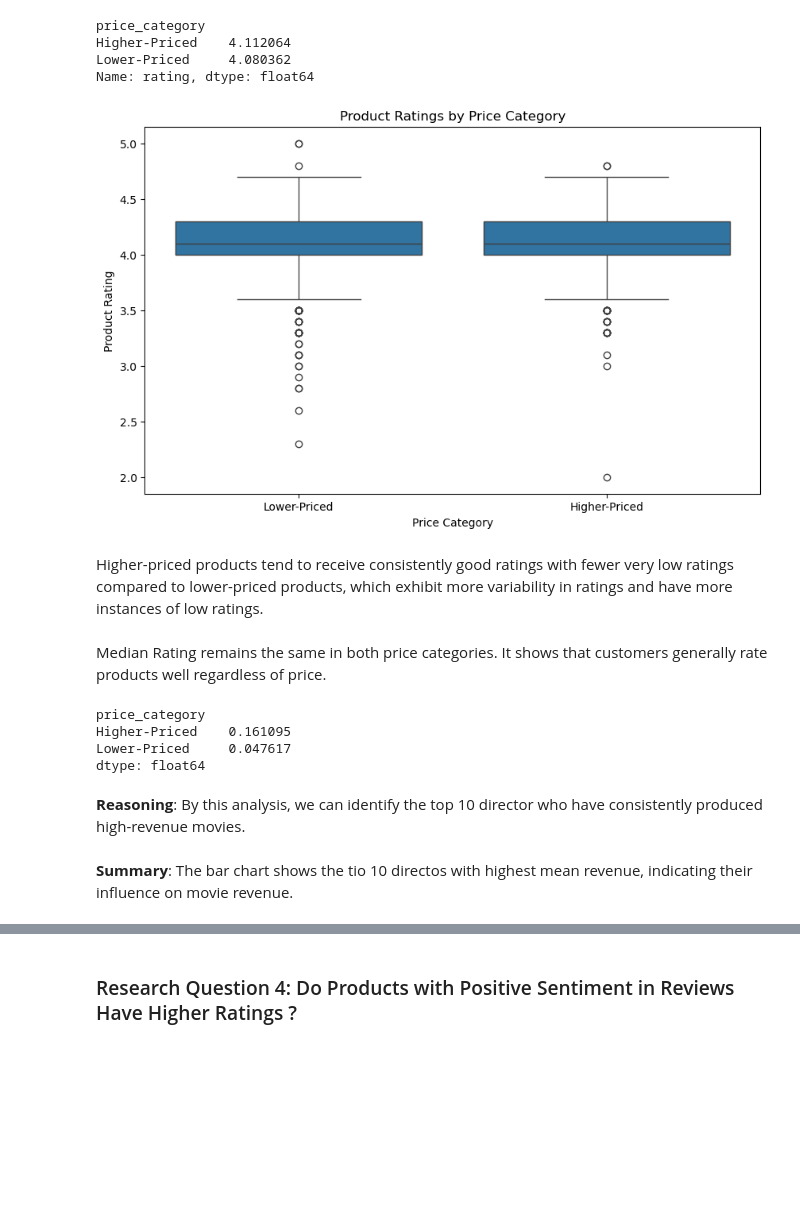
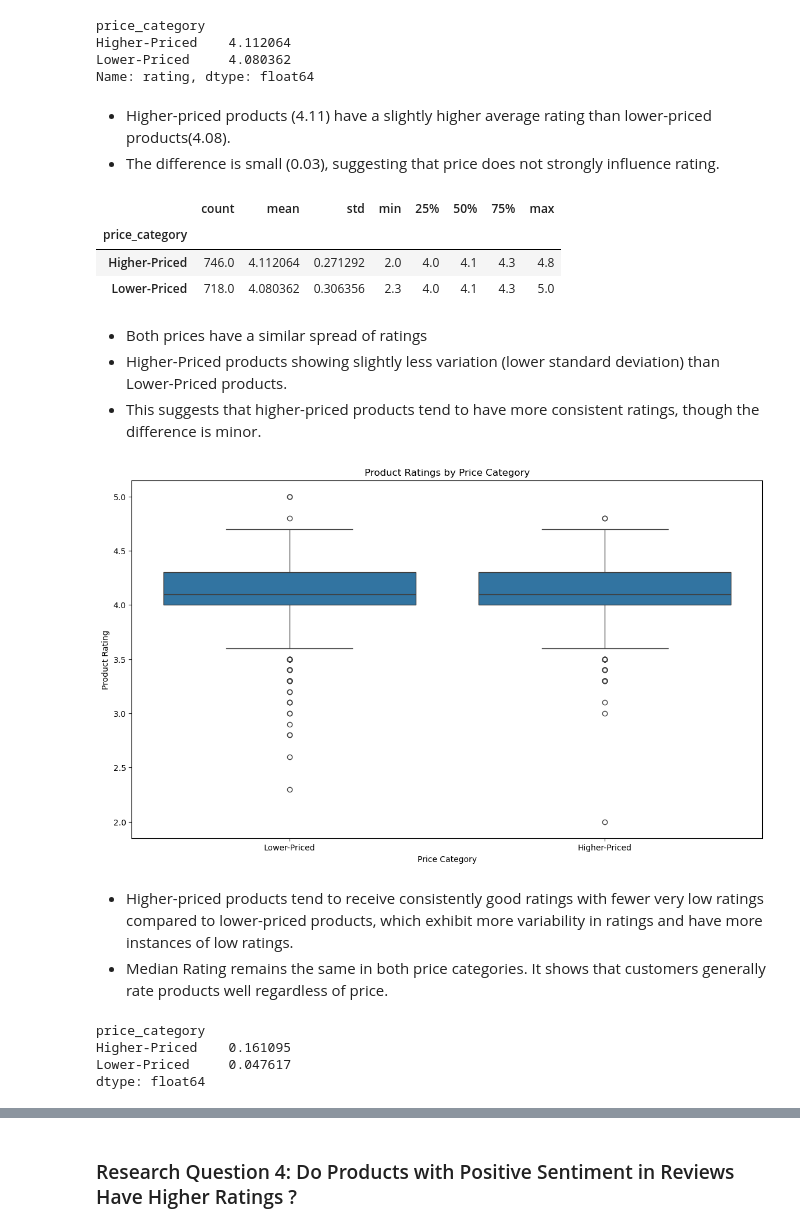
Before and after one commit to haule687/Data-Analyst-Capstone-Amazon-Products, a Jupyter notebook: Investigate_a_Dataset.ipynb, the cells around one changed output, grey strips where cells are left out. Saved outputs shown, nothing was run; the diff lists cells and outputs as text; code cells hidden in the pictures; blank space fills up the shorter version.

Commit message:
Add new Visulization graph and detailed content

```diff
--- a/Investigate_a_Dataset.ipynb
+++ b/Investigate_a_Dataset.ipynb
@@ -570,6 +427,6 @@ def get_vader_sentiment(text):
     return score['compound']  # compound score between -1 (negative) and 1 (positive)
 # %%
 # Applying sentiment analysis
-split_category_df['vader_sentiment_score'] = split_category_df['review_content'].apply(get_vader_sentiment)
-split_category_df['vader_sentiment'] = split_category_df['vader_sentiment_score'].apply(lambda x: 'Positive' if x > 0 else ('Negative' if x < 0 else 'Neutral'))
+df['vader_sentiment_score'] = df['review_content'].apply(get_vader_sentiment)
+df['vader_sentiment'] = df['vader_sentiment_score'].apply(lambda x: 'Positive' if x > 0 else ('Negative' if x < 0 else 'Neutral'))
 # %%
@@ -590,7 +468,7 @@ Name: vader_sentiment, dtype: int64
 # %%
 bins = [0, 0.1, 0.2, 0.3, 0.4, 0.5, 0.6, 0.7, 0.8, 0.9, 1.0]
 labels = ['0-10%', '10-20%', '20-30%', '30-40%', '40-50%', '50-60%', '60-70%', '70-80%', '80-90%', '90-100%']
-split_category_df['discount_bin'] = pd.cut(split_category_df['discount_percentage'], bins=bins, labels=labels)
+df['discount_bin'] = pd.cut(df['discount_percentage'], bins=bins, labels=labels)
 # %% [markdown]
 **Reasoning**: Provids a simplified distribution and can make comparisons easier.
 # %% [markdown]
@@ -660,7 +538,7 @@ plt.show()
 - Good Ratings (4.0 - 4.5): The largest concentration falls here, representing well-rated products.
 - Excellent Ratings (4.5 - 5.0): This would represent top-rated products.
 # %%
-split_category_df['mean_of_ratings'] = pd.cut(df['rating'], [1, 3, 3.5, 4, 5], labels = ['Low', 'Average', 'Good', 'Excellent'])
+df['mean_of_ratings'] = pd.cut(df['rating'], [1, 3, 3.5, 4, 5], labels = ['Low', 'Average', 'Good', 'Excellent'])
 # %% [markdown]
 Visualize for the distribution of rating after group.
 # %%
@@ -749,7 +627,7 @@ bins = [0, 100, 1000, 5000, 10000, 50000, 100000, 500000]  # Define the review c
 labels = ['0-100', '100-1000', '1000-5000', '5000-10000', '10000-50000', '50000-100000', '100000+']  # Label each range
 # %%
 # Create a new column in the DataFrame to represent review count ranges
-split_category_df['rating_count_group'] = pd.cut(split_category_df['rating_count'], bins=bins, labels=labels)
+df['rating_count_group'] = pd.cut(df['rating_count'], bins=bins, labels=labels)
 # %% [markdown]
 **Reasoning**: This will help reduce the impact of extreme values.
 # %%
@@ -903,19 +777,32 @@ price_category
 Higher-Priced    4.112064
 Lower-Priced     4.080362
 Name: rating, dtype: float64
+# %% [markdown]
+- Higher-priced products (4.11) have a slightly higher average rating than lower-priced products(4.08).
+- The difference is small (0.03), suggesting that price does not strongly influence rating.
+# %%
+df.groupby('price_category')['rating'].describe()
+# %% [output]
+|  | count | mean | std | min | 25% | 50% | 75% | max |
+| price_category |  |  |  |  |  |  |  |  |
+| Higher-Priced | 746.0 | 4.112064 | 0.271292 | 2.0 | 4.0 | 4.1 | 4.3 | 4.8 |
+| Lower-Priced | 718.0 | 4.080362 | 0.306356 | 2.3 | 4.0 | 4.1 | 4.3 | 5.0 |
+# %% [markdown]
+- Both prices have a similar spread of ratings
+- Higher-Priced products showing slightly less variation (lower standard deviation) than Lower-Priced products.
+- This suggests that higher-priced products tend to have more consistent ratings, though the difference is minor.
 # %%
 # Create a boxplot for ratings by price category
-plt.figure(figsize=(10, 6))
-sns.boxplot(x='price_category', y='rating', data=split_category_df)
+plt.figure(figsize=(14, 8))
+sns.boxplot(x='price_category', y='rating', data=df)
 plt.title('Product Ratings by Price Category')
 plt.xlabel('Price Category')
 plt.ylabel('Product Rating')
 plt.show()
 # %% [output]
-[figure, old version]
+[figure, new version]
 # %% [markdown]
-Higher-priced products tend to receive consistently good ratings with fewer very low ratings compared to lower-priced products, which exhibit more variability in ratings and have more instances of low ratings.
+- Higher-priced products tend to receive consistently good ratings with fewer very low ratings compared to lower-priced products, which exhibit more variability in ratings and have more instances of low ratings.
+- Median Rating remains the same in both price categories. It shows that customers generally rate products well regardless of price.
-# %% [markdown]
-Median Rating remains the same in both price categories. It shows that customers generally rate products well regardless of price.
 # %%
 # Group by rating categories and calculate the correlation
@@ -929,7 +816,3 @@ price_category
 Higher-Priced    0.161095
 Lower-Priced     0.047617
 dtype: float64
-# %% [markdown]
-**Reasoning**: By this analysis, we can identify the top 10 director who have consistently produced high-revenue movies.
-# %% [markdown]
-**Summary**: The bar chart shows the tio 10 directos with highest mean revenue, indicating their influence on movie revenue.
```
Also changed, not shown: parts of 106 cells of this notebook, 2 other files.
